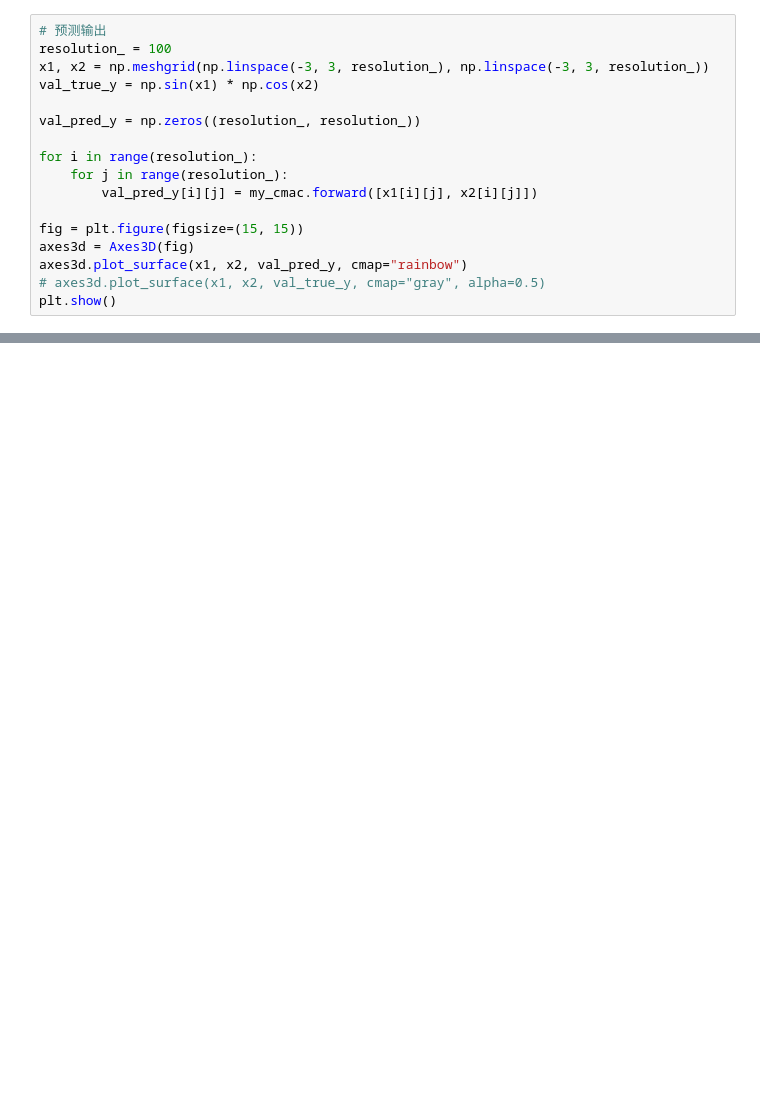
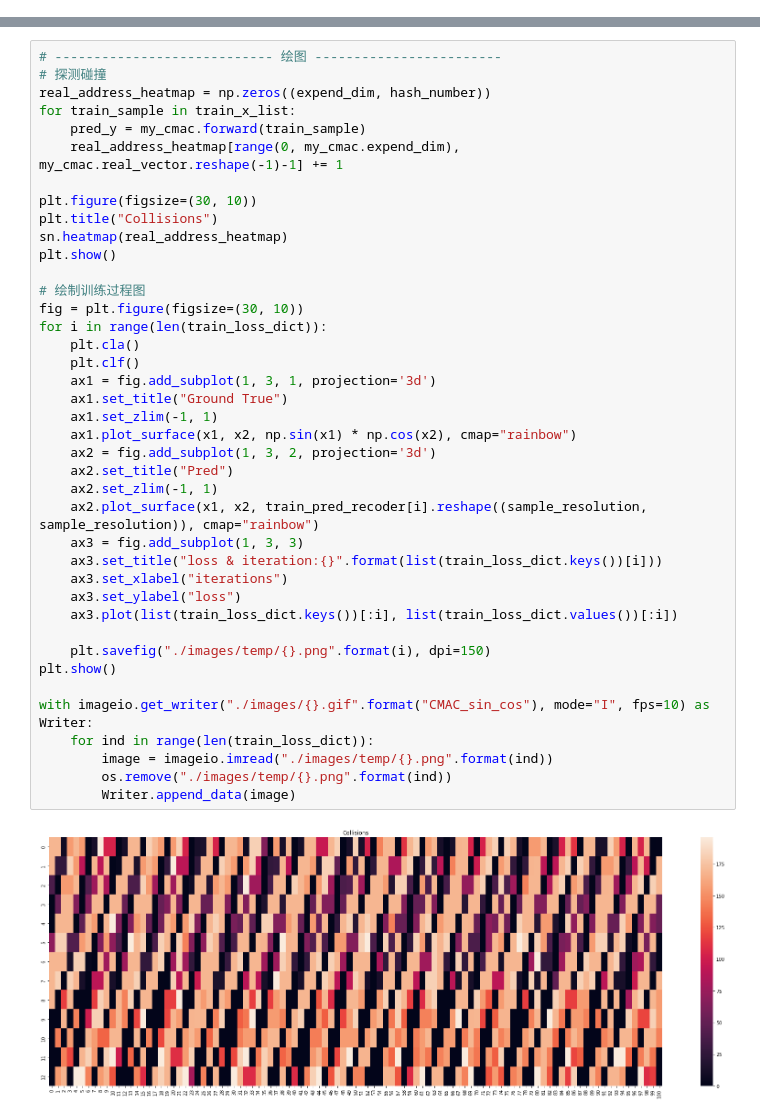
Before and after one commit to koolo233/NeuralNetworks, a Jupyter notebook: CMAC.ipynb, the cells around one changed output, grey strips where cells are left out. Saved outputs shown, nothing was run; the diff lists cells and outputs as text; blank space fills up the shorter version.

Commit message:
CMAC done...

```diff
--- a/CMAC.ipynb
+++ b/CMAC.ipynb
@@ -519,17 +435,0 @@ for epoch in range(max_epoch):
-# %%
-# 预测输出
-resolution_ = 100
-x1, x2 = np.meshgrid(np.linspace(-3, 3, resolution_), np.linspace(-3, 3, resolution_))
-val_true_y = np.sin(x1) * np.cos(x2)
-
-val_pred_y = np.zeros((resolution_, resolution_))
-
-for i in range(resolution_):
-    for j in range(resolution_):
-        val_pred_y[i][j] = my_cmac.forward([x1[i][j], x2[i][j]])
-
-fig = plt.figure(figsize=(15, 15))
-axes3d = Axes3D(fig)
-axes3d.plot_surface(x1, x2, val_pred_y, cmap="rainbow")
-# axes3d.plot_surface(x1, x2, val_true_y, cmap="gray", alpha=0.5)
-plt.show()
@@ -537,0 +544,42 @@ plt.show()
+# %%
+# ---------------------------- 绘图 ------------------------
+# 探测碰撞
+real_address_heatmap = np.zeros((expend_dim, hash_number))
+for train_sample in train_x_list:
+    pred_y = my_cmac.forward(train_sample)
+    real_address_heatmap[range(0, my_cmac.expend_dim), my_cmac.real_vector.reshape(-1)-1] += 1
+
+plt.figure(figsize=(30, 10))
+plt.title("Collisions")
+sn.heatmap(real_address_heatmap)
+plt.show()
+
+# 绘制训练过程图
+fig = plt.figure(figsize=(30, 10))
+for i in range(len(train_loss_dict)):
+    plt.cla()
+    plt.clf()
+    ax1 = fig.add_subplot(1, 3, 1, projection='3d')
+    ax1.set_title("Ground True")
+    ax1.set_zlim(-1, 1)
+    ax1.plot_surface(x1, x2, np.sin(x1) * np.cos(x2), cmap="rainbow")
+    ax2 = fig.add_subplot(1, 3, 2, projection='3d')
+    ax2.set_title("Pred")
+    ax2.set_zlim(-1, 1)
+    ax2.plot_surface(x1, x2, train_pred_recoder[i].reshape((sample_resolution, sample_resolution)), cmap="rainbow")
+    ax3 = fig.add_subplot(1, 3, 3)
+    ax3.set_title("loss & iteration:{}".format(list(train_loss_dict.keys())[i]))
+    ax3.set_xlabel("iterations")
+    ax3.set_ylabel("loss")
+    ax3.plot(list(train_loss_dict.keys())[:i], list(train_loss_dict.values())[:i])
+
+    plt.savefig("./images/temp/{}.png".format(i), dpi=150)
+plt.show()
+
+with imageio.get_writer("./images/{}.gif".format("CMAC_sin_cos"), mode="I", fps=10) as Writer:
+    for ind in range(len(train_loss_dict)):
+        image = imageio.imread("./images/temp/{}.png".format(ind))
+        os.remove("./images/temp/{}.png".format(ind))
+        Writer.append_data(image)
+# %% [output]
+[figure, added]
```
Also changed, not shown: parts of 9 cells of this notebook, 3 other files.
